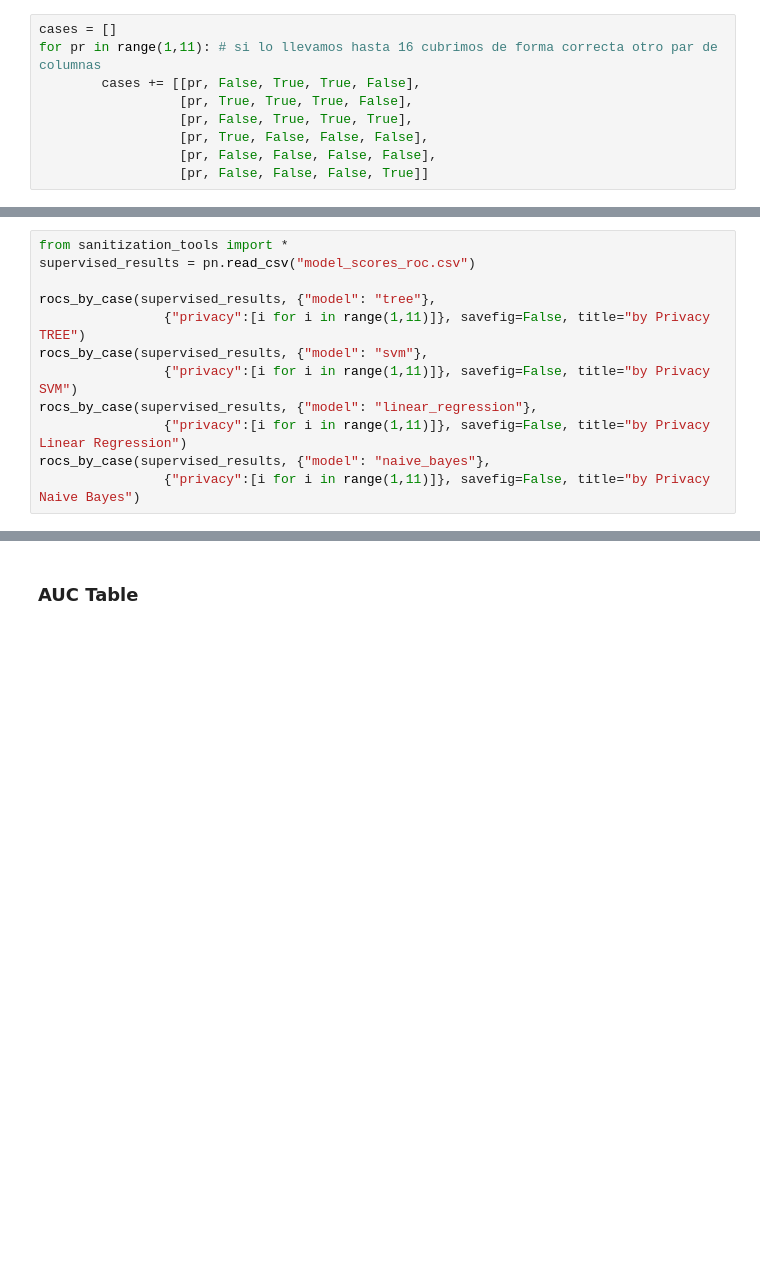
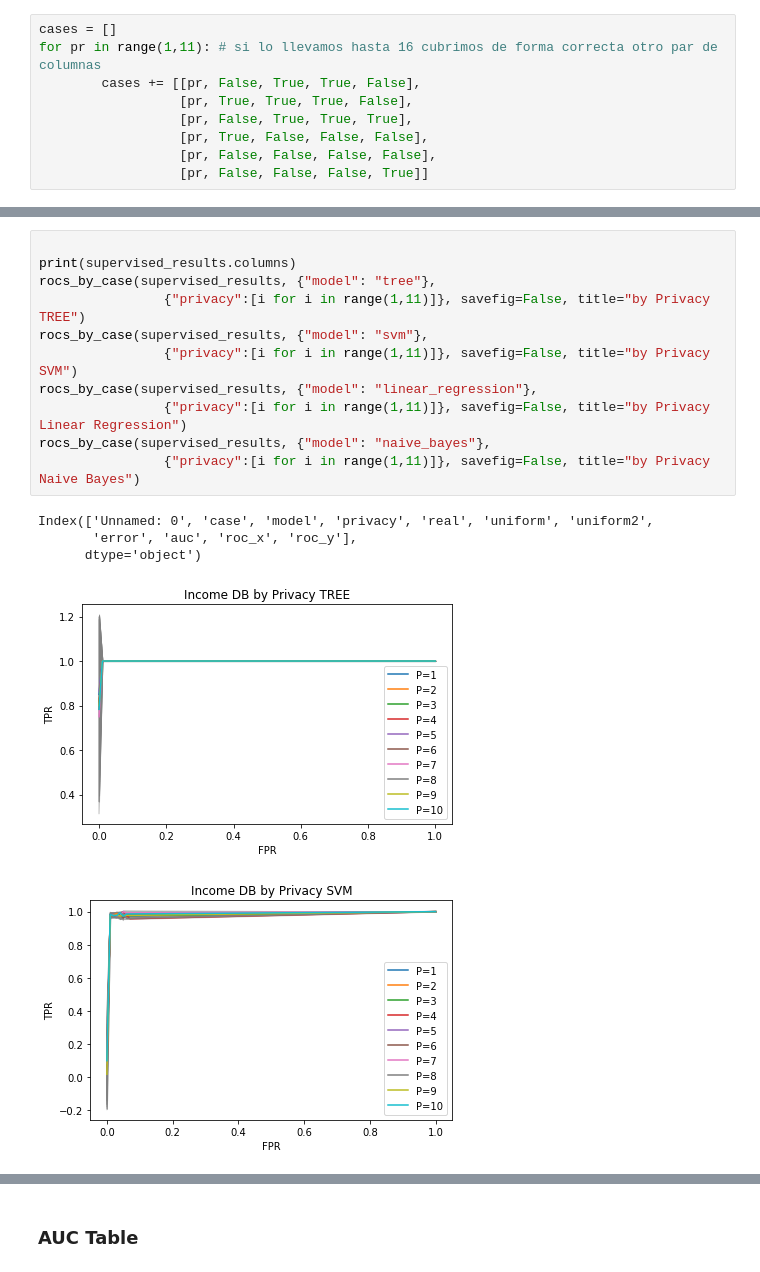
Before and after one commit to jwzinser/Tesis, a Jupyter notebook: parallel/pandas_models.ipynb, the cells around one changed output, grey strips where cells are left out. Drawn from its saved outputs; the diff is of its cells as text; blank space fills up the shorter version.

```diff
--- a/parallel/pandas_models.ipynb
+++ b/parallel/pandas_models.ipynb
@@ -170,12 +194,17 @@ plot_intervals(supervised_results, "privacy","auc", {},
 # %%
-from sanitization_tools import *
-supervised_results = pn.read_csv("model_scores_roc.csv")
 
+print(supervised_results.columns)
 rocs_by_case(supervised_results, {"model": "tree"},
                 {"privacy":[i for i in range(1,11)]}, savefig=False, title="by Privacy TREE")
 rocs_by_case(supervised_results, {"model": "svm"},
                 {"privacy":[i for i in range(1,11)]}, savefig=False, title="by Privacy SVM")
 rocs_by_case(supervised_results, {"model": "linear_regression"},
                 {"privacy":[i for i in range(1,11)]}, savefig=False, title="by Privacy Linear Regression")
 rocs_by_case(supervised_results, {"model": "naive_bayes"},
                 {"privacy":[i for i in range(1,11)]}, savefig=False, title="by Privacy Naive Bayes")
+# %% [output]
+Index(['Unnamed: 0', 'case', 'model', 'privacy', 'real', 'uniform', 'uniform2',
+       'error', 'auc', 'roc_x', 'roc_y'],
+      dtype='object')
+[figure, added]
+[figure, added]
```
Also changed, not shown: parts of 22 cells of this notebook, 1 other file.
